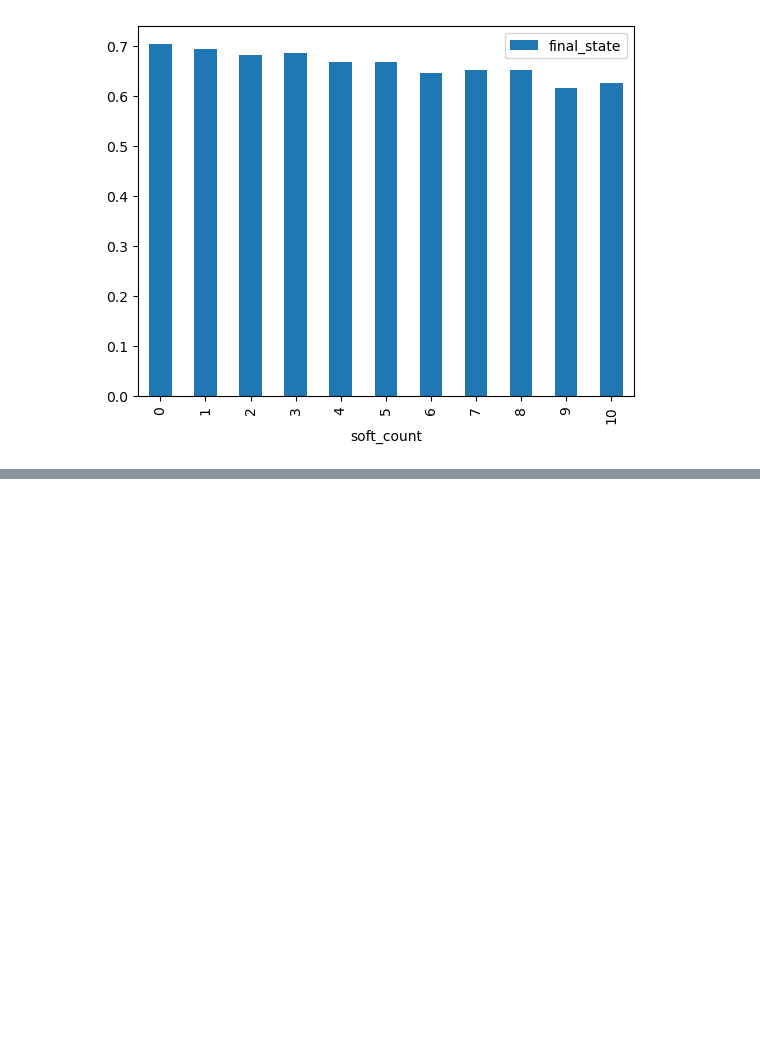
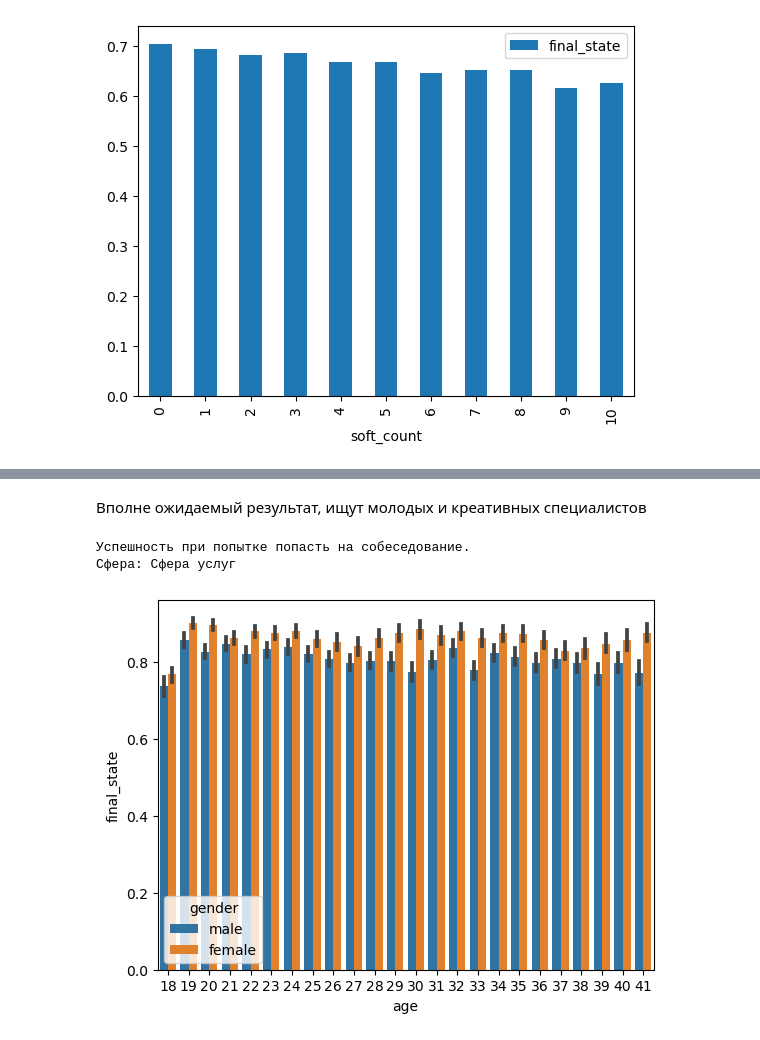
Before and after one commit to Arseniysafonov1/dano, a Jupyter notebook: First.ipynb, the cells around one changed output, grey strips where cells are left out. Saved outputs shown, nothing was run; the diff lists cells and outputs as text; code cells hidden in the pictures; blank space fills up the shorter version.

```diff
--- a/First.ipynb
+++ b/First.ipynb
@@ -389,0 +499,8 @@ skills_df[['soft_part', 'final_state']].groupby('soft_part').mean().plot.bar()
+# %% [markdown]
+Вполне ожидаемый результат, ищут молодых и креативных специалистов
+# %%
+plot('Сфера услуг', 18, 41)
+# %% [output]
+Успешность при попытке попасть на собеседование.
+Сфера: Сфера услуг
+[figure, added]
```
Also changed, not shown: parts of 50 cells of this notebook.
